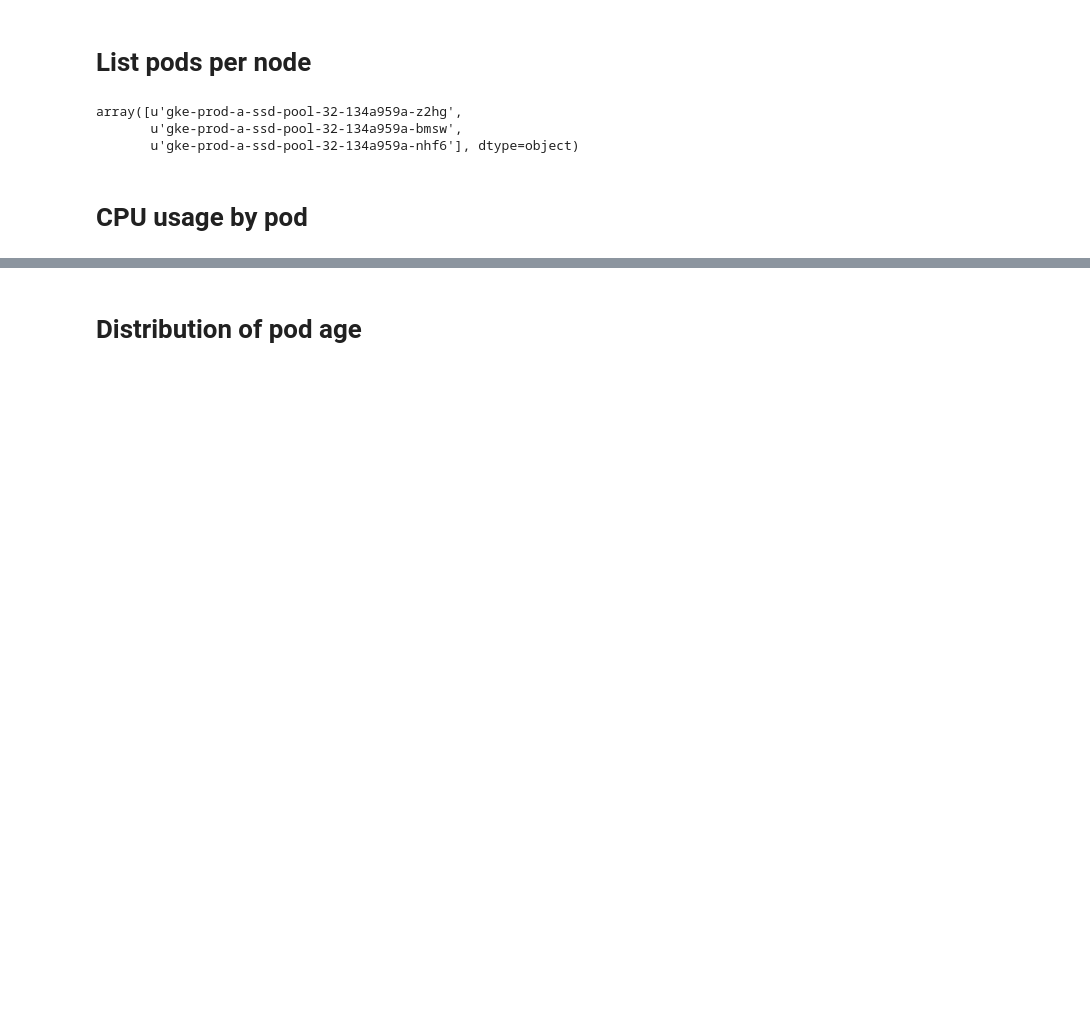
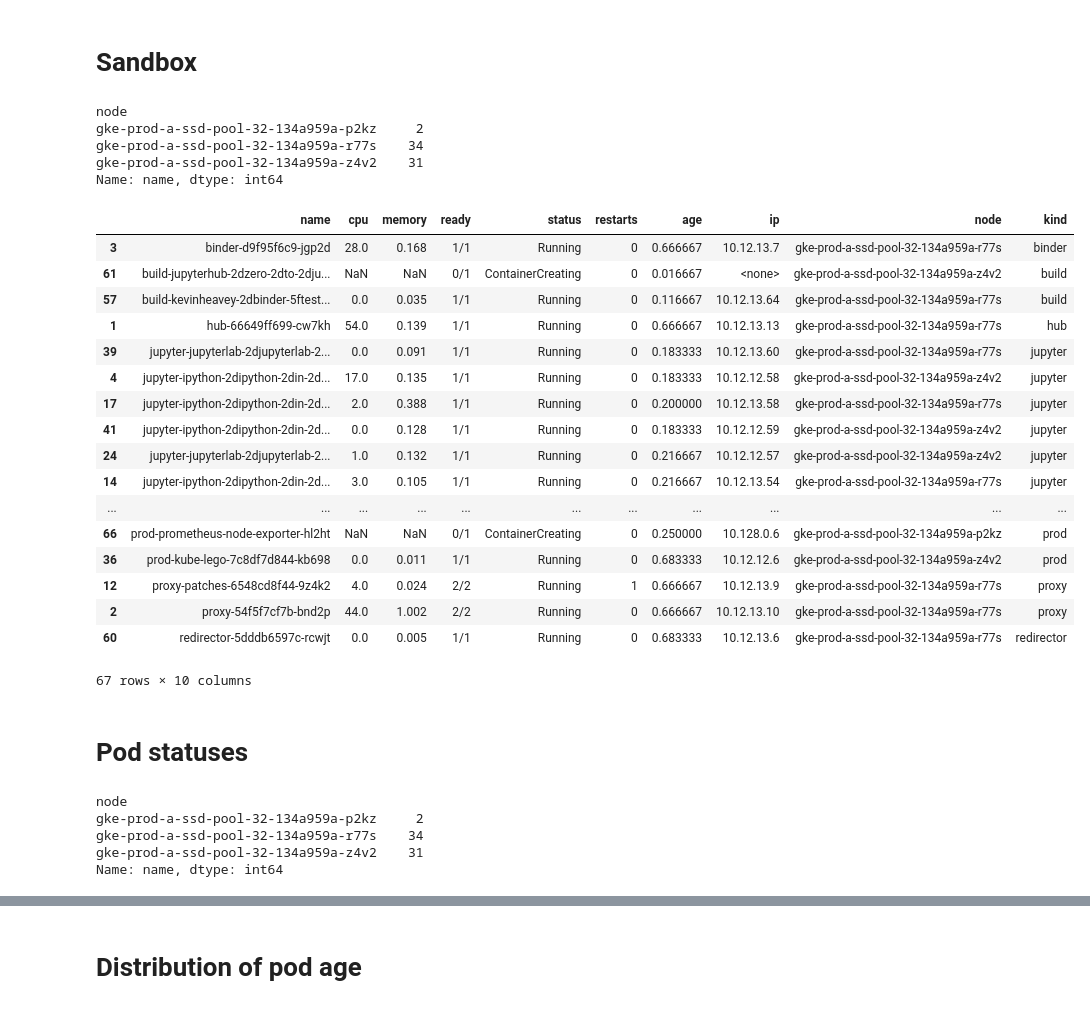
Before and after one commit to jupyterhub/mybinder-tools, a Jupyter notebook: demo.ipynb, the cells around one changed output, grey strips where cells are left out. Cells and saved outputs as stored; diff of their text form; code cells hidden in the pictures; blank space fills up the shorter version.

```diff
--- a/demo.ipynb
+++ b/demo.ipynb
@@ -20,10 +22,41 @@ df['kind'] = df['name'].map(lambda a: a.split('-')[0])
-# %% [markdown]
-# List pods per node
+# %% [markdown]
+# Sandbox
 # %%
-df['node'].unique()
+df.groupby('node').count()['name']
 # %% [output]
-array([u'gke-prod-a-ssd-pool-32-134a959a-z2hg',
-       u'gke-prod-a-ssd-pool-32-134a959a-bmsw',
-       u'gke-prod-a-ssd-pool-32-134a959a-nhf6'], dtype=object)
+node
+gke-prod-a-ssd-pool-32-134a959a-p2kz     2
+gke-prod-a-ssd-pool-32-134a959a-r77s    34
+gke-prod-a-ssd-pool-32-134a959a-z4v2    31
+Name: name, dtype: int64
-# %% [markdown]
-# CPU usage by pod
+# %%
+df.sort_values('kind')
+# %% [output]
+|  | name | cpu | memory | ready | status | restarts | age | ip | node | kind |
+| 3 | binder-d9f95f6c9-jgp2d | 28.0 | 0.168 | 1/1 | Running | 0 | 0.666667 | 10.12.13.7 | gke-prod-a-ssd-pool-32-134a959a-r77s | binder |
+| 61 | build-jupyterhub-2dzero-2dto-2dju... | NaN | NaN | 0/1 | ContainerCreating | 0 | 0.016667 | <none> | gke-prod-a-ssd-pool-32-134a959a-z4v2 | build |
+| 57 | build-kevinheavey-2dbinder-5ftest... | 0.0 | 0.035 | 1/1 | Running | 0 | 0.116667 | 10.12.13.64 | gke-prod-a-ssd-pool-32-134a959a-r77s | build |
+| 1 | hub-66649ff699-cw7kh | 54.0 | 0.139 | 1/1 | Running | 0 | 0.666667 | 10.12.13.13 | gke-prod-a-ssd-pool-32-134a959a-r77s | hub |
+| 39 | jupyter-jupyterlab-2djupyterlab-2... | 0.0 | 0.091 | 1/1 | Running | 0 | 0.183333 | 10.12.13.60 | gke-prod-a-ssd-pool-32-134a959a-r77s | jupyter |
+| 4 | jupyter-ipython-2dipython-2din-2d... | 17.0 | 0.135 | 1/1 | Running | 0 | 0.183333 | 10.12.12.58 | gke-prod-a-ssd-pool-32-134a959a-z4v2 | jupyter |
+| 17 | jupyter-ipython-2dipython-2din-2d... | 2.0 | 0.388 | 1/1 | Running | 0 | 0.200000 | 10.12.13.58 | gke-prod-a-ssd-pool-32-134a959a-r77s | jupyter |
+| 41 | jupyter-ipython-2dipython-2din-2d... | 0.0 | 0.128 | 1/1 | Running | 0 | 0.183333 | 10.12.12.59 | gke-prod-a-ssd-pool-32-134a959a-z4v2 | jupyter |
+| 24 | jupyter-jupyterlab-2djupyterlab-2... | 1.0 | 0.132 | 1/1 | Running | 0 | 0.216667 | 10.12.12.57 | gke-prod-a-ssd-pool-32-134a959a-z4v2 | jupyter |
+| 14 | jupyter-ipython-2dipython-2din-2d... | 3.0 | 0.105 | 1/1 | Running | 0 | 0.216667 | 10.12.13.54 | gke-prod-a-ssd-pool-32-134a959a-r77s | jupyter |
+| ... | ... | ... | ... | ... | ... | ... | ... | ... | ... | ... |
+| 66 | prod-prometheus-node-exporter-hl2ht | NaN | NaN | 0/1 | ContainerCreating | 0 | 0.250000 | 10.128.0.6 | gke-prod-a-ssd-pool-32-134a959a-p2kz | prod |
+| 36 | prod-kube-lego-7c8df7d844-kb698 | 0.0 | 0.011 | 1/1 | Running | 0 | 0.683333 | 10.12.12.6 | gke-prod-a-ssd-pool-32-134a959a-z4v2 | prod |
+| 12 | proxy-patches-6548cd8f44-9z4k2 | 4.0 | 0.024 | 2/2 | Running | 1 | 0.666667 | 10.12.13.9 | gke-prod-a-ssd-pool-32-134a959a-r77s | proxy |
+| 2 | proxy-54f5f7cf7b-bnd2p | 44.0 | 1.002 | 2/2 | Running | 0 | 0.666667 | 10.12.13.10 | gke-prod-a-ssd-pool-32-134a959a-r77s | proxy |
+| 60 | redirector-5dddb6597c-rcwjt | 0.0 | 0.005 | 1/1 | Running | 0 | 0.683333 | 10.12.13.6 | gke-prod-a-ssd-pool-32-134a959a-r77s | redirector |
+67 rows × 10 columns
+# %% [markdown]
+# Pod statuses
+# %%
+df.groupby('node').count()['name']
+# %% [output]
+node
+gke-prod-a-ssd-pool-32-134a959a-p2kz     2
+gke-prod-a-ssd-pool-32-134a959a-r77s    34
+gke-prod-a-ssd-pool-32-134a959a-z4v2    31
+Name: name, dtype: int64
```
Also changed, not shown: parts of 11 cells of this notebook, 1 other file.
